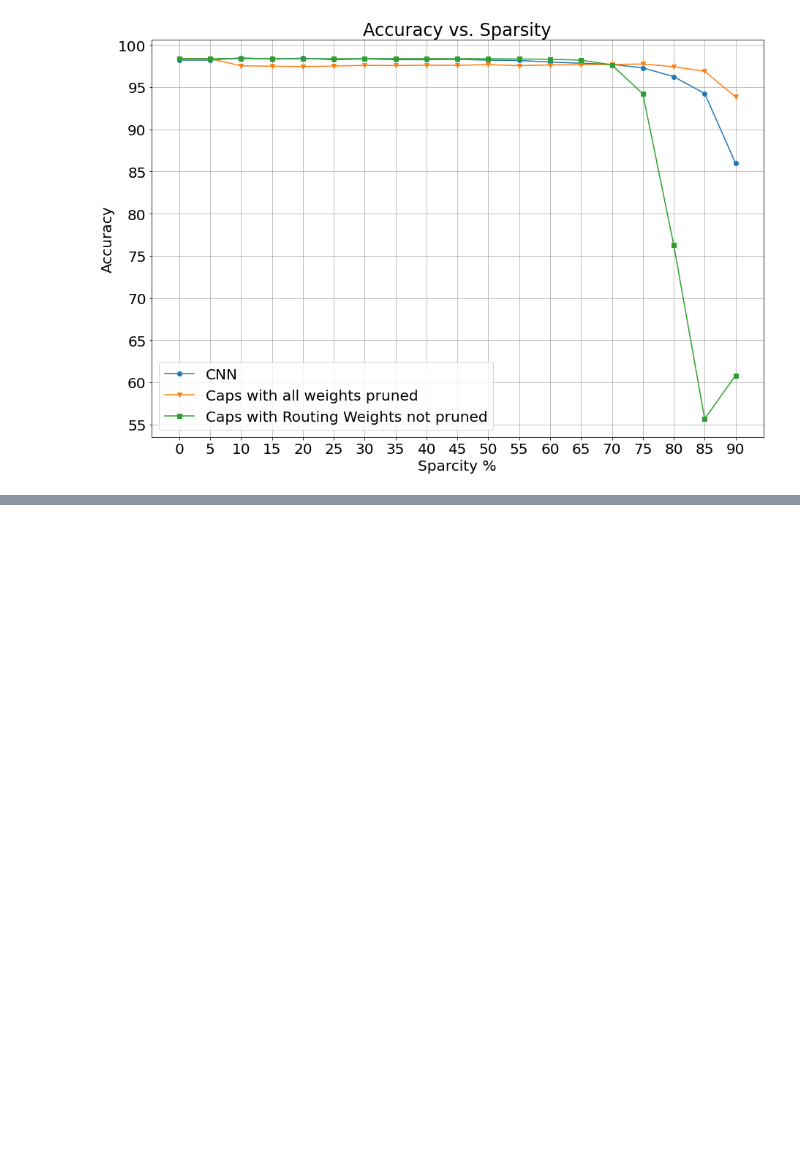
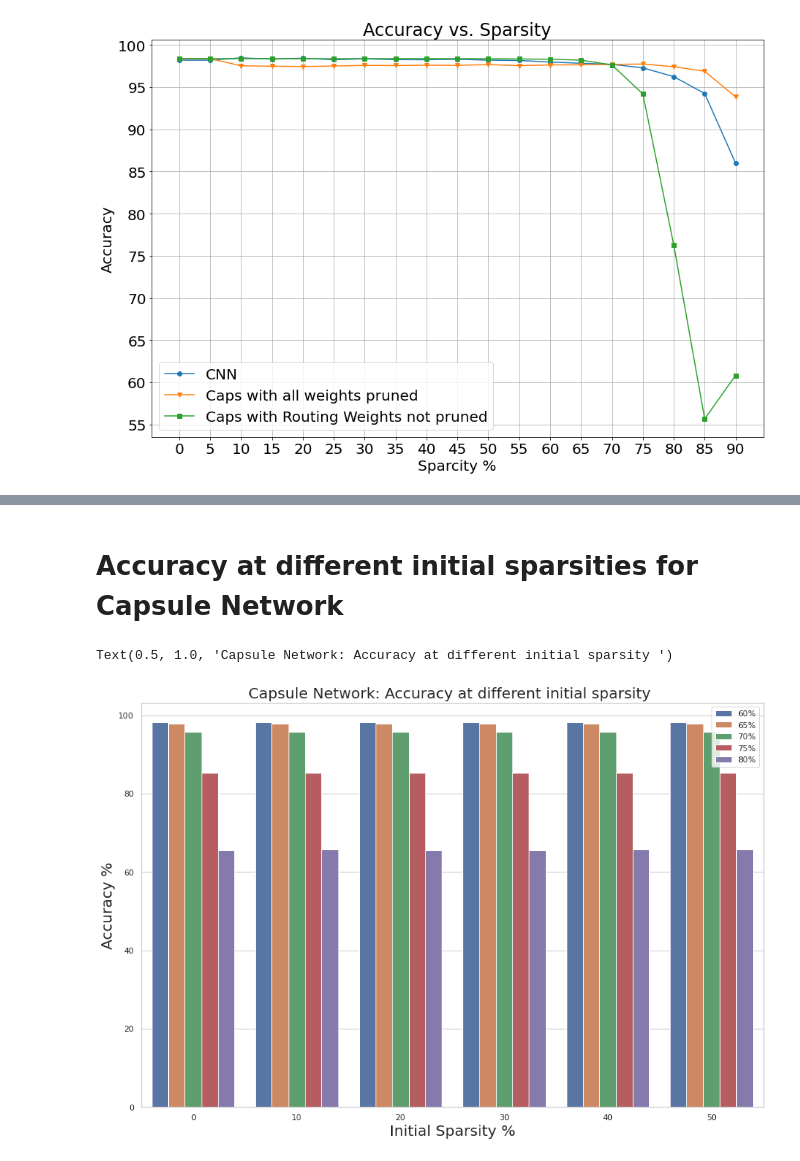
Before and after one commit to BaishaliChetia/CapsNet-Keras, a Jupyter notebook: pruning_graph.ipynb, the cells around one changed output, grey strips where cells are left out. Drawn from its saved outputs; the diff is of its cells as text; code cells hidden in the pictures; blank space fills up the shorter version.

```diff
--- a/pruning_graph.ipynb
+++ b/pruning_graph.ipynb
@@ -110,0 +192,8 @@ plt.legend(['CNN', 'Caps with all weights pruned','Caps with Routing Weights not
+# %%
+data2 = { 'Initial Sparsity':[0, 10, 20, 30, 40, 50, 0, 10, 20, 30, 40, 50, 0, 10, 20, 30, 40, 50, 0, 10, 20, 30, 40, 50, 0, 10, 20, 30, 40, 50 ],
+         'Final Sparsity' :['60%', '60%', '60%', '60%', '60%', '60%', '65%', '65%', '65%', '65%', '65%', '65%', '70%', '70%', '70%' ,'70%', '70%', '70%', '75%', '75%', '75%', '75%', '75%',
+                            '75%','80%', '80%', '80%', '80%', '80%', '80%'],
+         'Accuracy':[98.25, 98.26, 98.25, 98.25, 98.28, 98.26, 97.75, 97.77, 97.76, 97.76, 97.75, 97.75,95.71, 95.72, 95.67, 95.70, 95.70, 95.69,85.28, 85.28, 85.28, 85.22, 85.22, 85.22,
+                     65.64, 65.65, 65.64, 65.64, 65.71, 65.70]}
+dataset2 = pd.DataFrame(data2)
+dataset2
@@ -110,0 +218,16 @@ plt.legend(['CNN', 'Caps with all weights pruned','Caps with Routing Weights not
+# %% [markdown]
+# Accuracy at different initial sparsities for Capsule Network
+# %%
+import seaborn as sns
+sns.set(rc={'figure.figsize':(15,10)})
+
+sns.set_theme(style="whitegrid")
+
+ax = sns.barplot(x='Initial Sparsity', y= 'Accuracy', hue = 'Final Sparsity', data=dataset2, )
+ax.legend(loc = 'upper right')
+ax.set_xlabel("Initial Sparsity %", fontsize = 20)
+ax.set_ylabel("Accuracy %", fontsize = 20)
+ax.set_title("Capsule Network: Accuracy at different initial sparsity ", fontsize=20)
+# %% [output]
+Text(0.5, 1.0, 'Capsule Network: Accuracy at different initial sparsity ')
+[figure, added]
```
Also changed, not shown: parts of 13 cells of this notebook.
